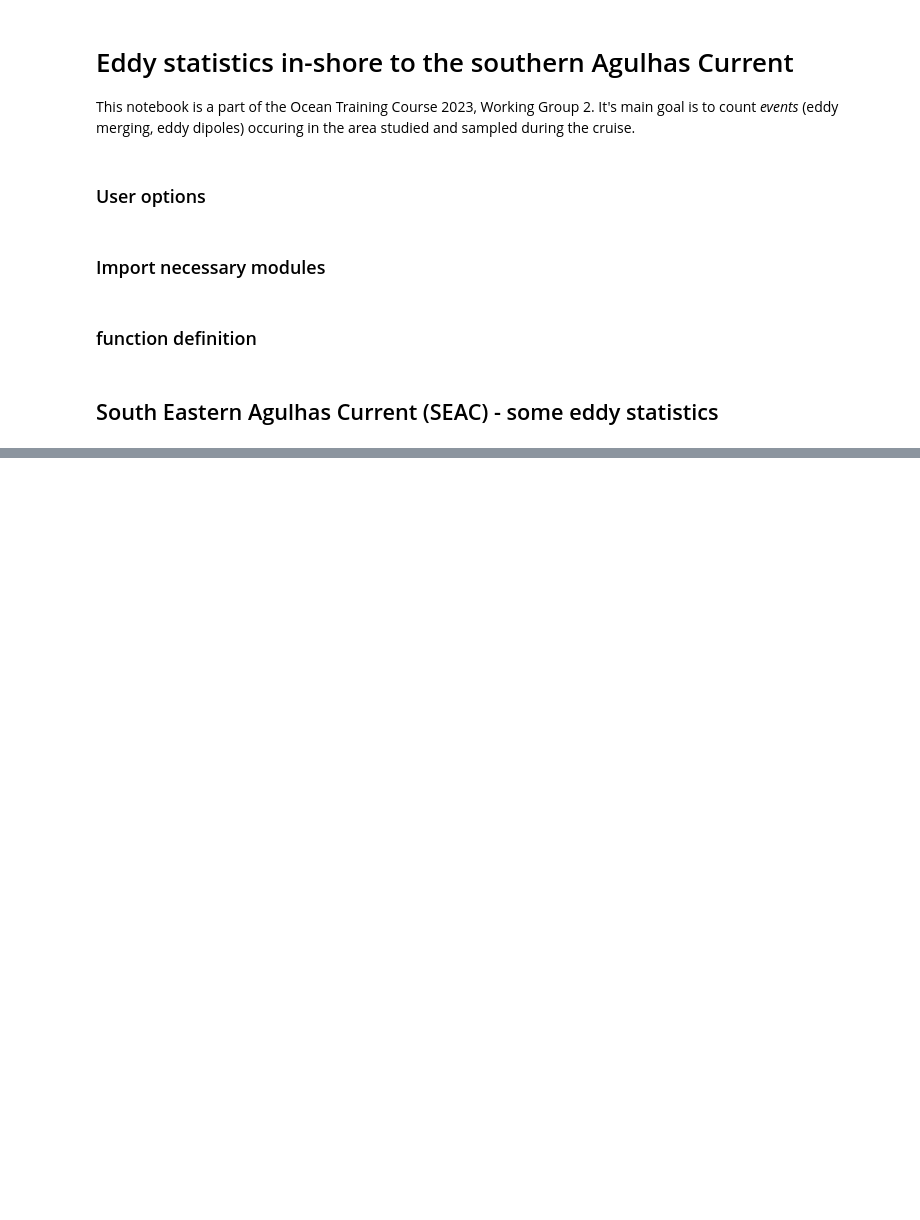
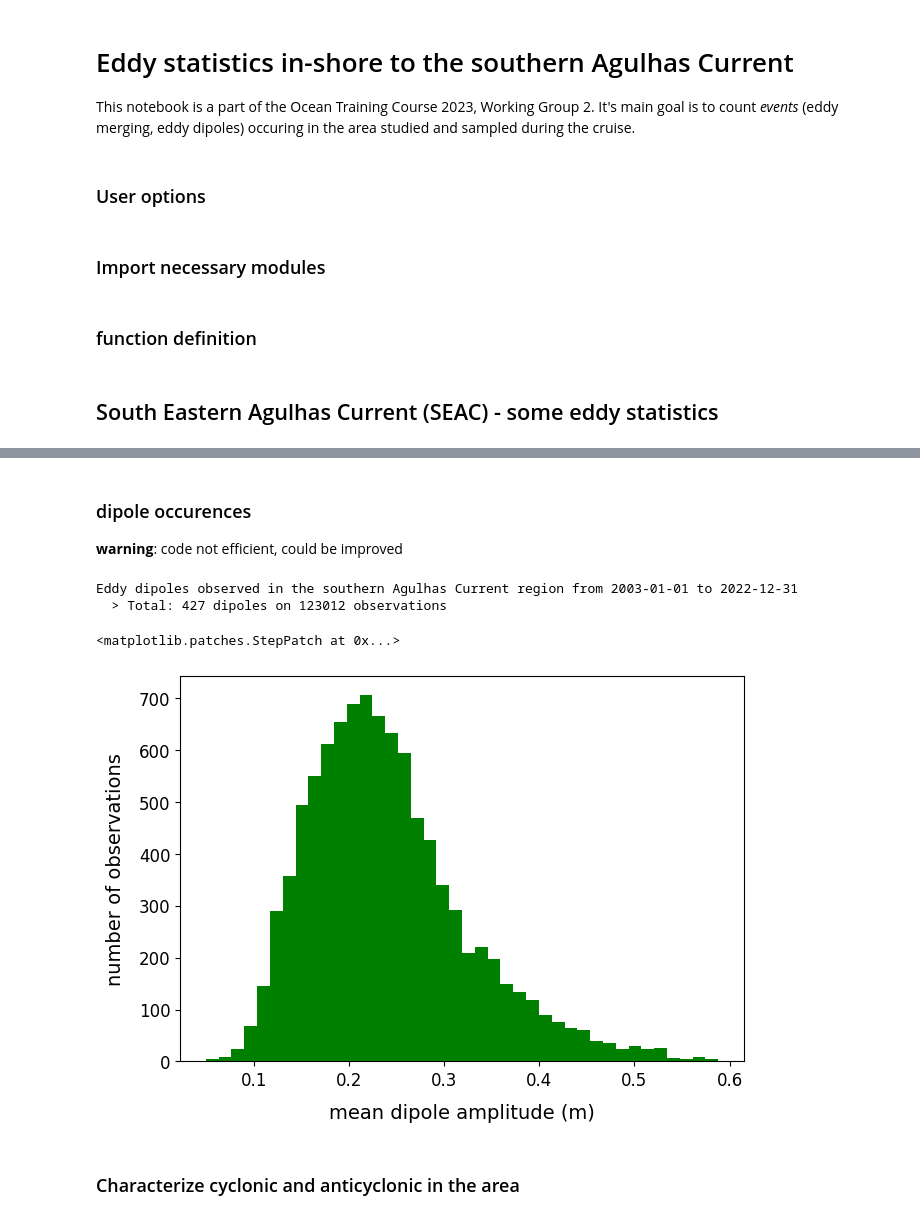
Before and after one commit to torresr-cnrm/otc23-tracking, a Jupyter notebook: notebook/OTC23-event-statistics.ipynb, the cells around one changed output, grey strips where cells are left out. Cells and saved outputs as stored; diff of their text form; code cells hidden in the pictures; blank space fills up the shorter version.

Commit message:
add dipole detection

```diff
--- a/notebook/OTC23-event-statistics.ipynb
+++ b/notebook/OTC23-event-statistics.ipynb
@@ -368,0 +389,7 @@ for i, days in enumerate(eddy_lifetimes):
+# %% [markdown]
+### dipole occurences
+
+__warning__: code not efficient, could be improved
+# %%
+# Init dictionnary counter
+dipole_observations = dict()
@@ -368,0 +455,42 @@ for i, days in enumerate(eddy_lifetimes):
+# %%
+# Add a dipole strength as a mean between cyclonic and anticyclonic amplitudes
+for d in dipole_observations:
+    e_time = dipole_observations[d]['time']
+    c_eddy = c_eddies_sac.extract_ids([d[0]])
+    a_eddy = a_eddies_sac.extract_ids([d[1]])
+
+    c_ampl = c_eddy.extract_with_period( (e_time[0], e_time[-1]) ).amplitude
+    a_ampl = a_eddy.extract_with_period( (e_time[0], e_time[-1]) ).amplitude
+
+    d_ampl = (c_ampl + a_ampl)/2.
+    dipole_observations[d]['strength'] = d_ampl
+# %%
+# Dipole counts + dipole strength histogram
+dipole_counts   = [d for d in dipole_observations if len(dipole_observations[d]['time']) > 6]
+dipole_strenght = [dipole_observations[d]['strength'] for d in dipole_counts]
+
+tot_eddy_counts = len(a_eddies_sac.amplitude) + len(c_eddies_sac.amplitude)
+print("Eddy dipoles observed in the southern Agulhas Current region from {} to {}".format(*time_period))
+print("  > Total: {} dipoles on {} observations".format(len(dipole_counts), tot_eddy_counts) )
+# %% [output]
+Eddy dipoles observed in the southern Agulhas Current region from 2003-01-01 to 2022-12-31
+  > Total: 427 dipoles on 123012 observations
+# %%
+# Plot
+fig = plt.figure(figsize=(16, 5))
+
+# -- amplitude
+ax = fig.add_subplot(1, 2, 1)
+ax.set_xlabel('mean dipole amplitude (m)', size=14, labelpad=10)
+ax.set_ylabel('number of observations',    size=14, labelpad=10)
+ax.tick_params(labelsize=12)
+
+d_ampl           = np.concatenate(dipole_strenght)
+d_counts, d_bins = np.histogram(d_ampl, bins=40)
+
+ax.stairs(d_counts, d_bins, color='green', fill=True)
+# %% [output]
+<matplotlib.patches.StepPatch at 0x...>
+[figure, added]
+# %% [markdown]
+### Characterize cyclonic and anticyclonic in the area
```
Also changed, not shown: parts of 23 cells of this notebook.
